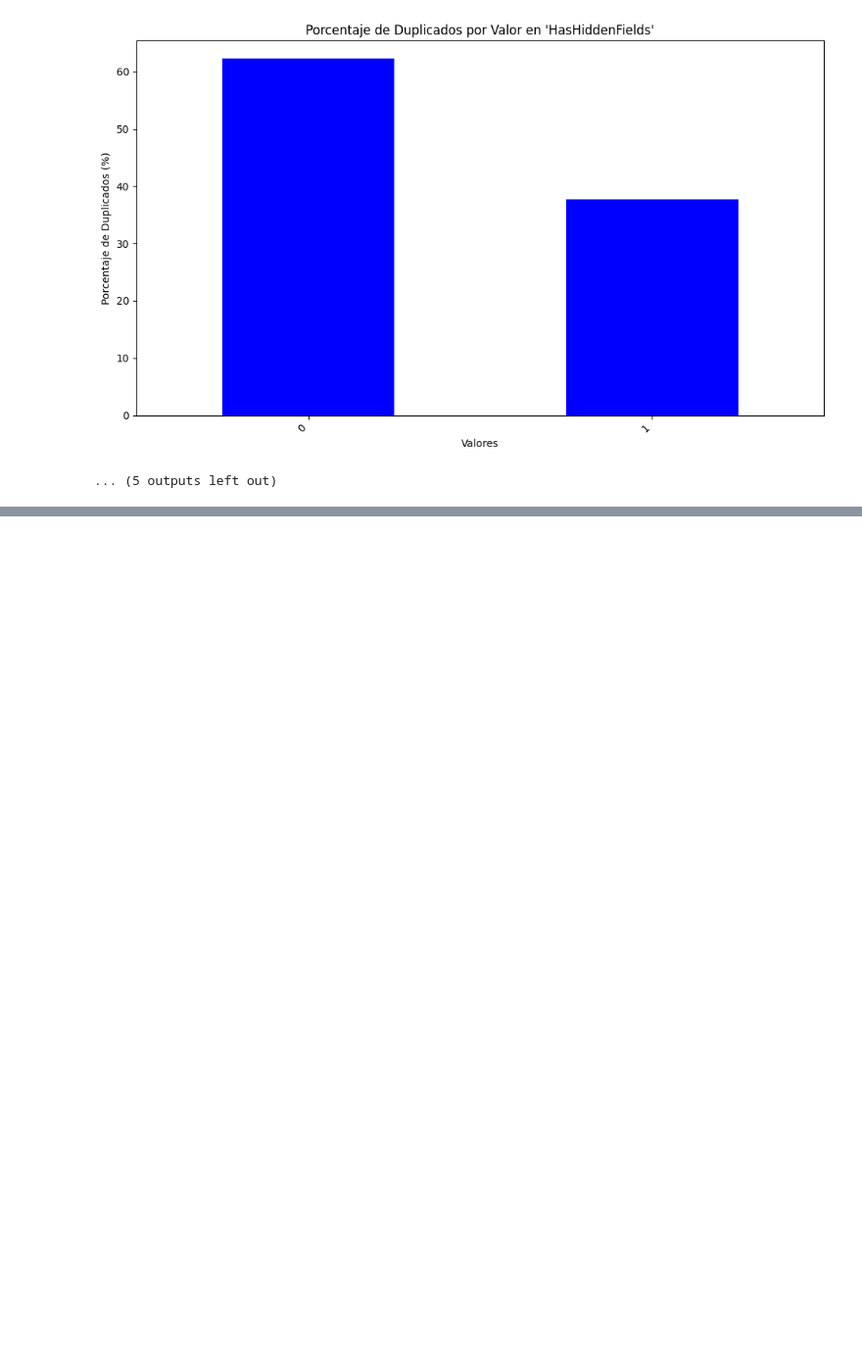
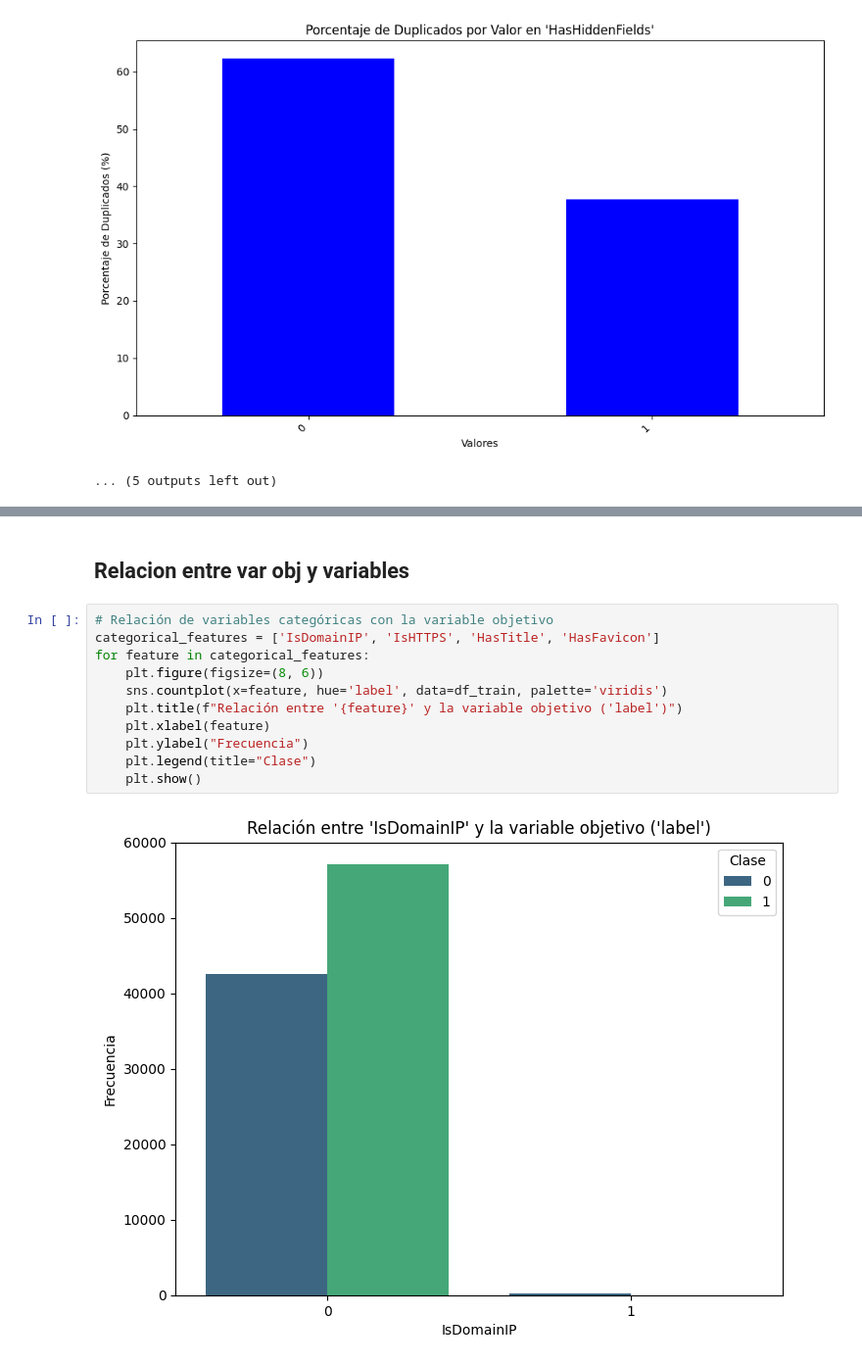
Before and after one commit to luna-as18/Proy-Statistical, a Jupyter notebook: Exploracion/exploracionDatos.ipynb, the cells around one changed output, grey strips where cells are left out. Shown at 98% size. Drawn from its saved outputs; the diff is of its cells as text; blank space fills up the shorter version.

```diff
--- a/Exploracion/exploracionDatos.ipynb
+++ b/Exploracion/exploracionDatos.ipynb
@@ -221,0 +250,15 @@ for column, duplicados in duplicados_por_columna.items():
+# %% [markdown]
+## Relacion entre var obj y variables
+# %%
+# Relación de variables categóricas con la variable objetivo
+categorical_features = ['IsDomainIP', 'IsHTTPS', 'HasTitle', 'HasFavicon']
+for feature in categorical_features:
+    plt.figure(figsize=(8, 6))
+    sns.countplot(x=feature, hue='label', data=df_train, palette='viridis')
+    plt.title(f"Relación entre '{feature}' y la variable objetivo ('label')")
+    plt.xlabel(feature)
+    plt.ylabel("Frecuencia")
+    plt.legend(title="Clase")
+    plt.show()
+# %% [output]
+[figure, added]
```
Also changed, not shown: parts of 5 cells of this notebook, 1 other file.
